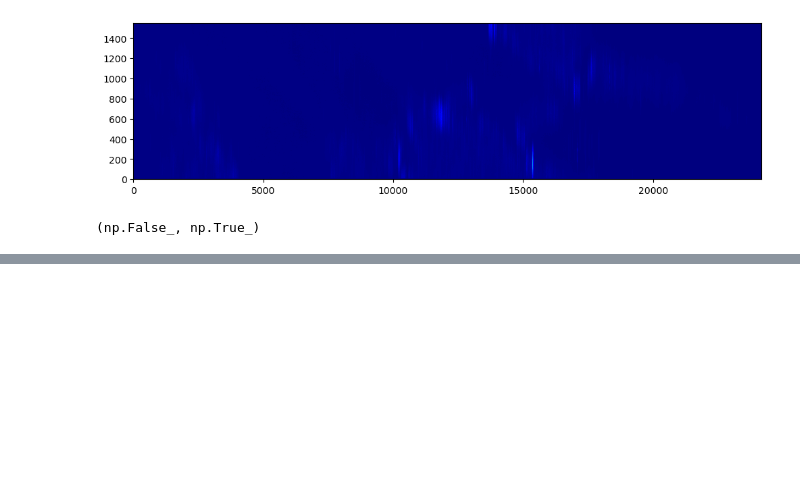
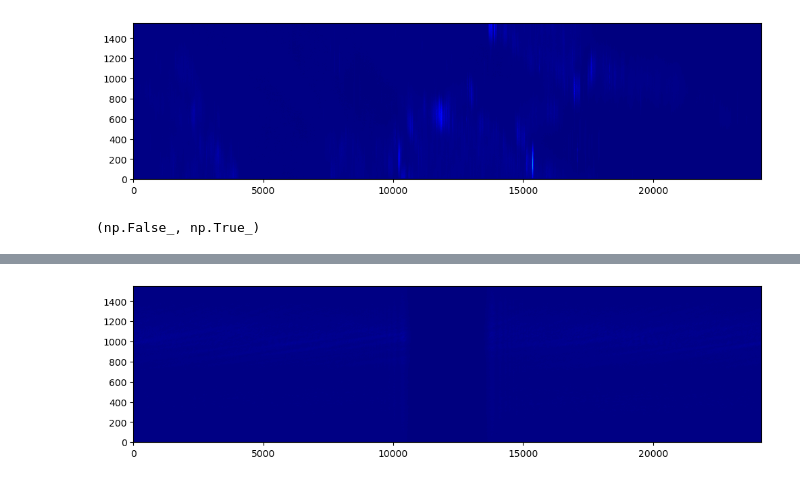
Before and after one commit to AndrewPlayer3/sar_processing, a Jupyter notebook: s1_level0/signal_analysis.ipynb, the cells around one changed output, grey strips where cells are left out. Cells and saved outputs as stored; diff of their text form; code cells hidden in the pictures; blank space fills up the shorter version.

```diff
--- a/s1_level0/signal_analysis.ipynb
+++ b/s1_level0/signal_analysis.ipynb
@@ -939,0 +1051,13 @@ burst_length_seconds = get_gps_time_from_packet(burst_packets[-1]) - get_gps_tim
+# %%
+header = burst_packets[0].get_secondary_header()
+pulse_length = header['pulse_length'] * 1e-6
+pri = header['pri'] * 1e-6
+prf = 1 / pri
+az_freq_vals = np.linspace(-prf/2, prf/2, num_azimuth)
+wavelength = 299792458 / 5.404e+9
+D = np.sqrt(
+    1 - np.divide(
+        wavelength**2 * np.square(az_freq_vals),
+        4 * np.square(effective_velocities)
+    )
+).T
@@ -939,0 +1069,21 @@ burst_length_seconds = get_gps_time_from_packet(burst_packets[-1]) - get_gps_tim
+# %%
+
+# # FFT each range line
+# radar_data = np.fft.fft(radar_data, axis=1)
+
+# # FFT each azimuth line
+# radar_data = np.fft.fftshift(np.fft.fft(radar_data, axis=0), axes=0)
+
+# radar_data = np.fft(range_compressed_burst, axis=1)
+
+# # for i in range(num_range):
+range_sample_freq = range_dec_to_sample_rate(header['range_decimation'])
+range_freq_vals = np.linspace(-range_sample_freq/2, range_sample_freq/2, num=num_range)
+rcmc_shift = slant_ranges[0] * (np.divide(1, D) - 1)
+rcmc_filter = np.exp(4j * np.pi * range_freq_vals * rcmc_shift / c)
+radar_data = np.multiply(radar_data, rcmc_filter)
+# %%
+radar_data_norm = np.abs(radar_data) / np.max(np.abs(radar_data))
+plot_signals(radar_data_norm)
+# %% [output]
+[figure, added]
```
Also changed, not shown: parts of 23 cells of this notebook.
